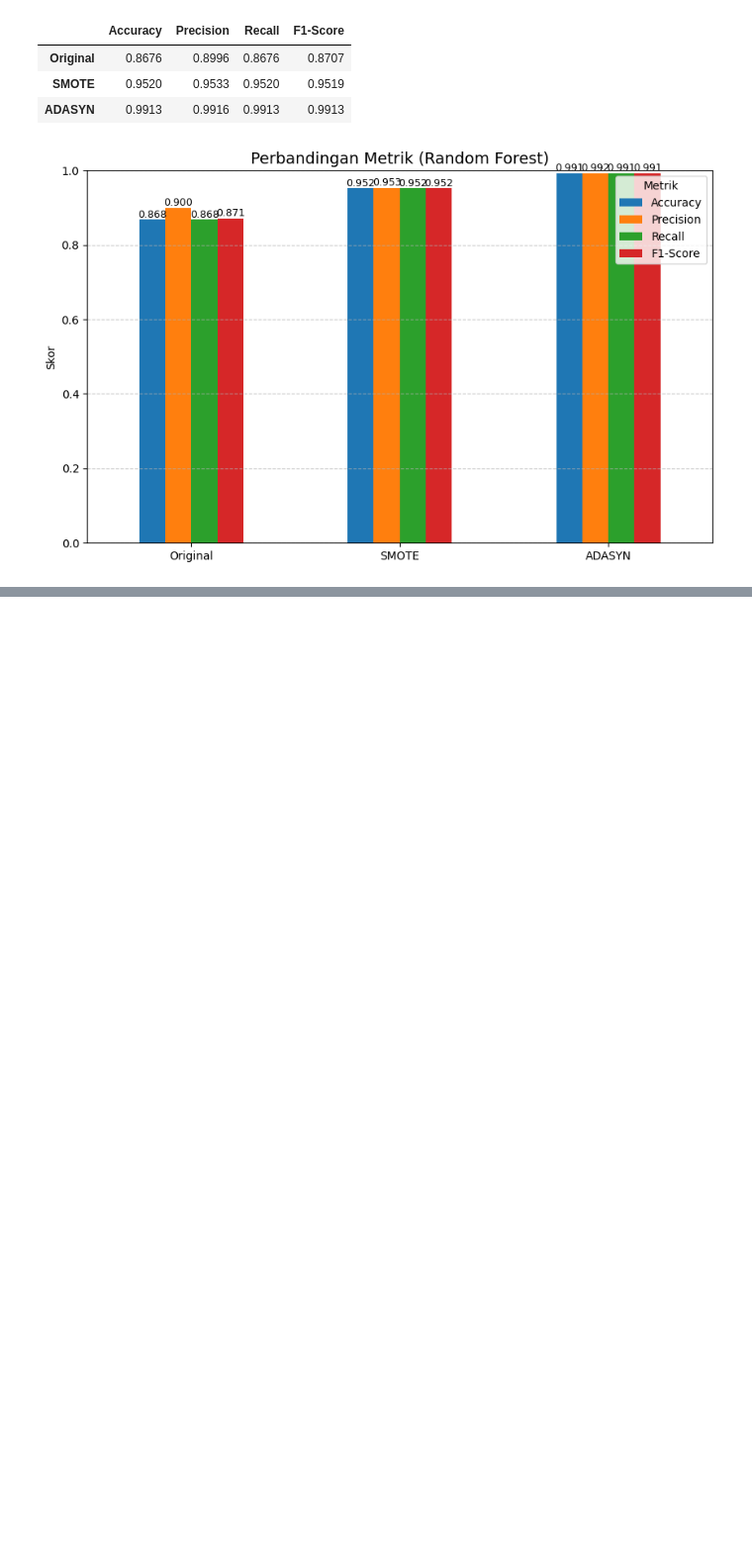
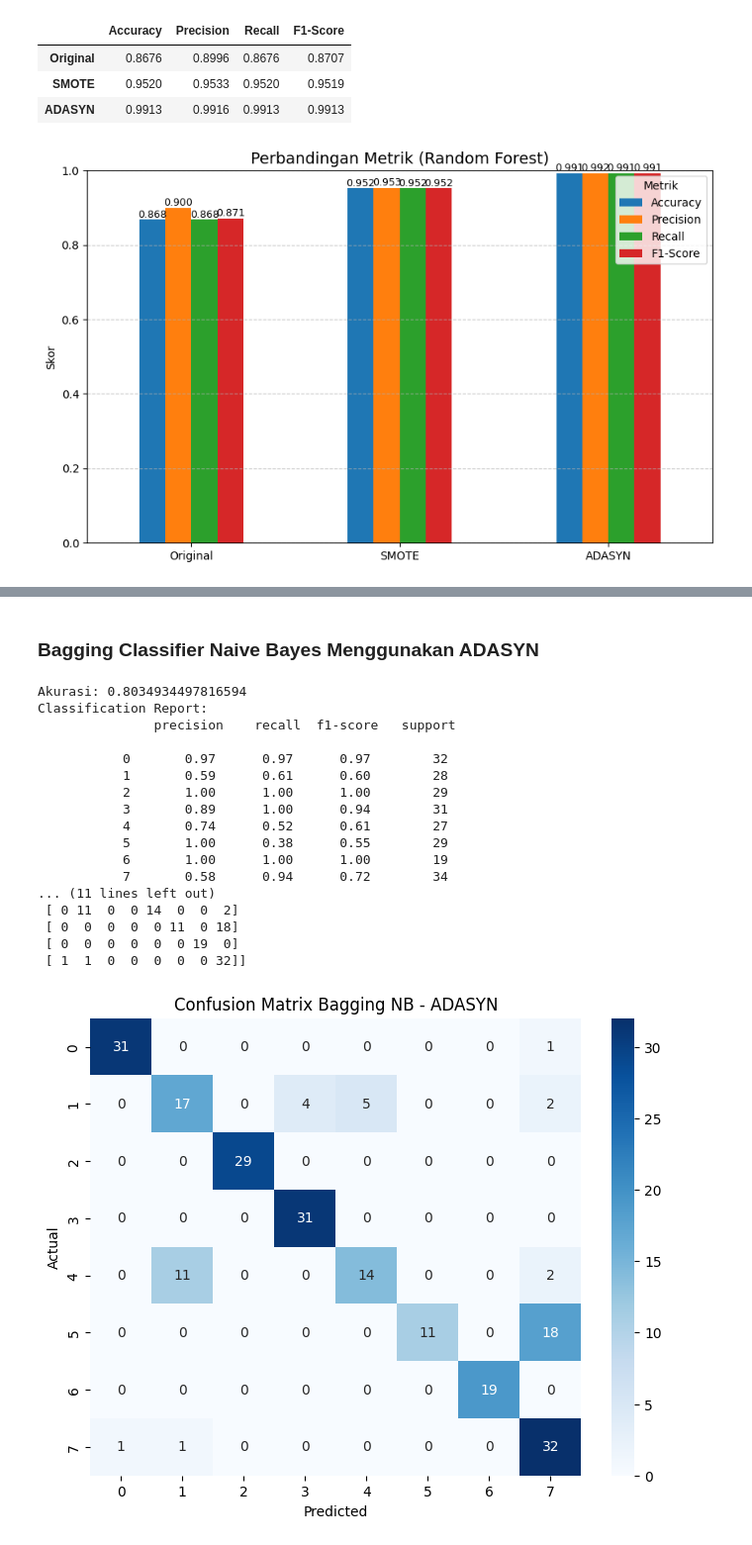
Before and after one commit to AqbilBarakaa/psd, a Jupyter notebook: psd/_build/jupyter_execute/Modeling.ipynb, the cells around one changed output, grey strips where cells are left out. Shown at 99% size. Cells and saved outputs as stored; diff of their text form; code cells hidden in the pictures; blank space fills up the shorter version.

```diff
--- a/psd/_build/jupyter_execute/Modeling.ipynb
+++ b/psd/_build/jupyter_execute/Modeling.ipynb
@@ -955,0 +1060,55 @@ plt.show()
+# %% [markdown]
+### Bagging Classifier Naive Bayes Menggunakan ADASYN
+# %%
+ros = RandomOverSampler(random_state=42)
+X_ros, y_ros = ros.fit_resample(X_scaled, y_enc)
+
+adasyn = ADASYN(random_state=42, n_neighbors=1)
+X_adasyn, y_adasyn = adasyn.fit_resample(X_ros, y_ros)
+
+X_train_adasyn, X_test_adasyn, y_train_adasyn, y_test_adasyn = train_test_split(
+    X_adasyn, y_adasyn, test_size=0.2, random_state=42
+)
+
+model = GaussianNB()
+
+bagging = BaggingClassifier(estimator=model, n_estimators=100, random_state=42)
+bagging.fit(X_train_adasyn, y_train_adasyn)
+
+prediksi = bagging.predict(X_test_adasyn)
+print("Akurasi:", accuracy_score(y_test_adasyn, prediksi))
+acc_adasyn_nb_bag = accuracy_score(y_test_adasyn, prediksi)
+print("Classification Report:\n", classification_report(y_test_adasyn, prediksi, zero_division=0))
+
+# Confusion Matrix - Bagging NB ADASYN
+cm_bagging_nb_adasyn = confusion_matrix(y_test_adasyn, prediksi)
+print("\nConfusion Matrix - Bagging NB ADASYN:")
+print(cm_bagging_nb_adasyn)
+plt.figure(figsize=(8, 6))
+labels = sorted(np.unique(y_adasyn))
+sns.heatmap(cm_bagging_nb_adasyn, annot=True, fmt='d', cmap='Blues',
+            xticklabels=labels,
+            yticklabels=labels)
+plt.title('Confusion Matrix Bagging NB - ADASYN')
+plt.xlabel('Predicted')
+plt.ylabel('Actual')
+plt.show()
+# %% [output]
+Akurasi: 0.8034934497816594
+Classification Report:
+               precision    recall  f1-score   support
+
+           0       0.97      0.97      0.97        32
+           1       0.59      0.61      0.60        28
+           2       1.00      1.00      1.00        29
+           3       0.89      1.00      0.94        31
+           4       0.74      0.52      0.61        27
+           5       1.00      0.38      0.55        29
+           6       1.00      1.00      1.00        19
+           7       0.58      0.94      0.72        34
+... (11 lines left out)
+ [ 0 11  0  0 14  0  0  2]
+ [ 0  0  0  0  0 11  0 18]
+ [ 0  0  0  0  0  0 19  0]
+ [ 1  1  0  0  0  0  0 32]]
+[figure, added]
```
Also changed, not shown: parts of 26 cells of this notebook, 20 other files.
